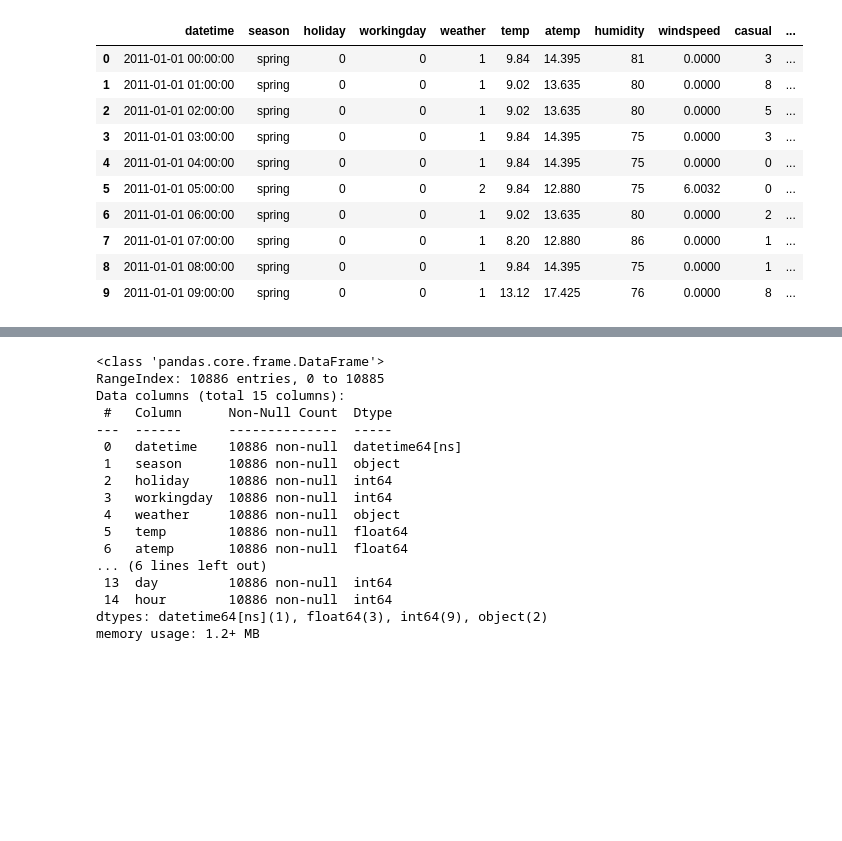
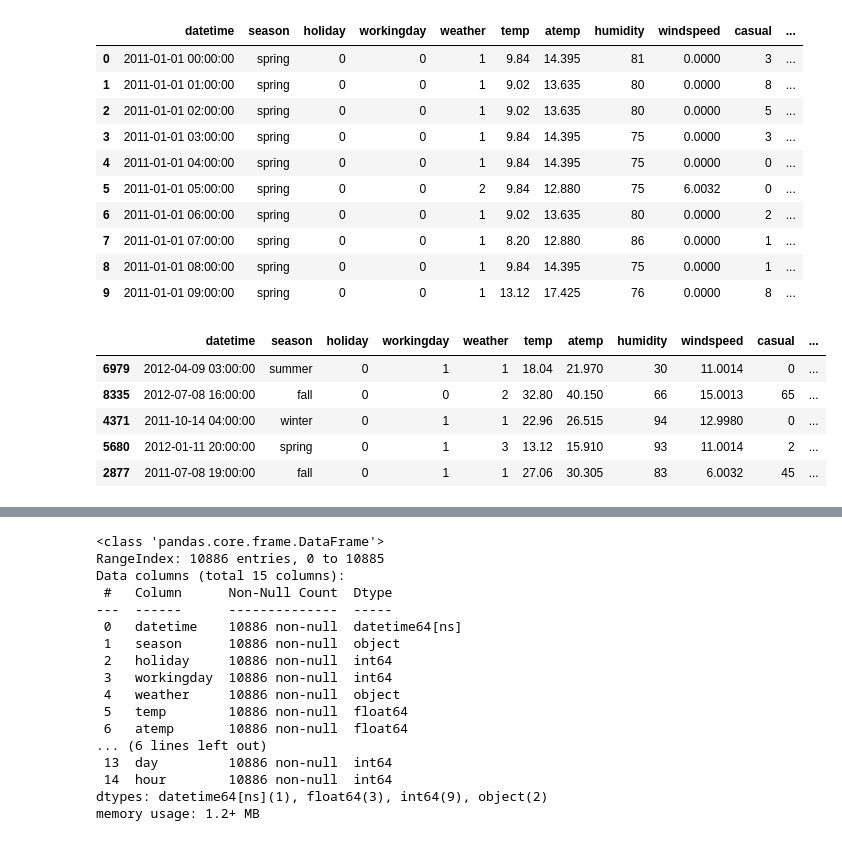
Before and after one commit to ayaadelhassan/Bike-Sharing_Demand_Prediction, a Jupyter notebook: main.ipynb, the cells around one changed output, grey strips where cells are left out. Drawn from its saved outputs; the diff is of its cells as text; code cells hidden in the pictures; blank space fills up the shorter version.

```diff
--- a/main.ipynb
+++ b/main.ipynb
@@ -154,6 +154,15 @@ dataset.head(10)
 | 7 | 2011-01-01 07:00:00 | spring | 0 | 0 | 1 | 8.20 | 12.880 | 86 | 0.0000 | 1 | ... |
 | 8 | 2011-01-01 08:00:00 | spring | 0 | 0 | 1 | 9.84 | 14.395 | 75 | 0.0000 | 1 | ... |
 | 9 | 2011-01-01 09:00:00 | spring | 0 | 0 | 1 | 13.12 | 17.425 | 76 | 0.0000 | 8 | ... |
+# %%
+dataset.sample(n=5)
+# %% [output]
+|  | datetime | season | holiday | workingday | weather | temp | atemp | humidity | windspeed | casual | ... |
+| 6979 | 2012-04-09 03:00:00 | summer | 0 | 1 | 1 | 18.04 | 21.970 | 30 | 11.0014 | 0 | ... |
+| 8335 | 2012-07-08 16:00:00 | fall | 0 | 0 | 2 | 32.80 | 40.150 | 66 | 15.0013 | 65 | ... |
+| 4371 | 2011-10-14 04:00:00 | winter | 0 | 1 | 1 | 22.96 | 26.515 | 94 | 12.9980 | 0 | ... |
+| 5680 | 2012-01-11 20:00:00 | spring | 0 | 1 | 3 | 13.12 | 15.910 | 93 | 11.0014 | 2 | ... |
+| 2877 | 2011-07-08 19:00:00 | fall | 0 | 1 | 1 | 27.06 | 30.305 | 83 | 6.0032 | 45 | ... |
 # %%
 dataset['weather'].replace({1:"Clear",2:"Misty+cloudy",3:"Light Snow/Rain",4:'Heavy Snow/Rain'},inplace=True)
 dataset.head(10)
```
Also changed, not shown: parts of 33 cells of this notebook, 11 other files.
